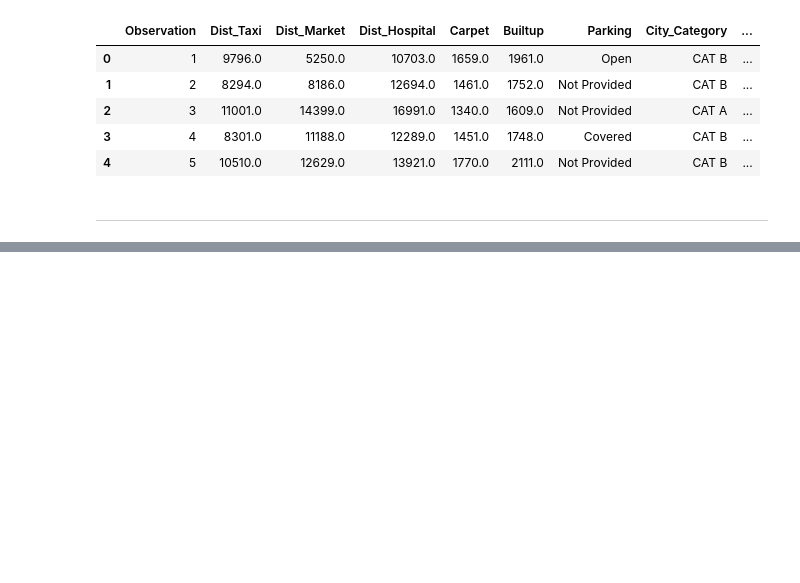
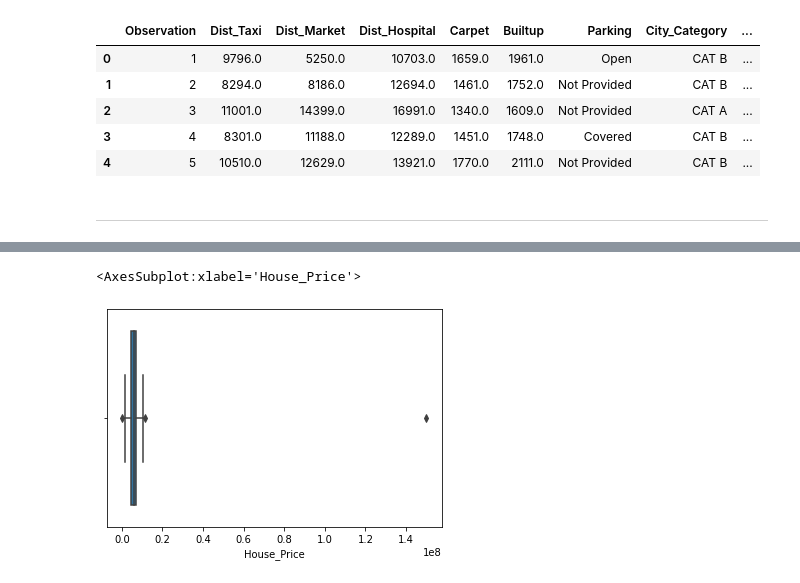
Before and after one commit to benidictusgalihmp/DS-SanberCode, a Jupyter notebook: W04/W04_T01.ipynb, the cells around one changed output, grey strips where cells are left out. Saved outputs shown, nothing was run; the diff lists cells and outputs as text; code cells hidden in the pictures; blank space fills up the shorter version.

```diff
--- a/W04/W04_T01.ipynb
+++ b/W04/W04_T01.ipynb
@@ -151,0 +168,10 @@ Visualisasi boxplot:
+# %%
+#Code here
+import seaborn as sns
+
+# 871625.0 10976625.0
+
+sns.boxplot(x=df2['House_Price'])
+# %% [output]
+<AxesSubplot:xlabel='House_Price'>
+[figure, added]
```
Also changed, not shown: parts of 6 cells of this notebook.
